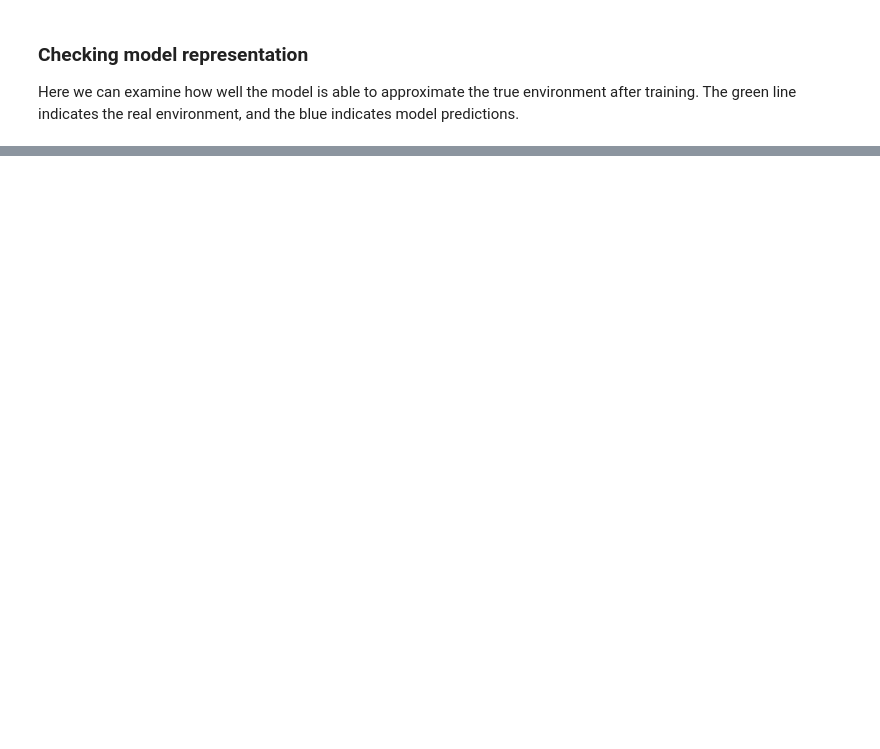
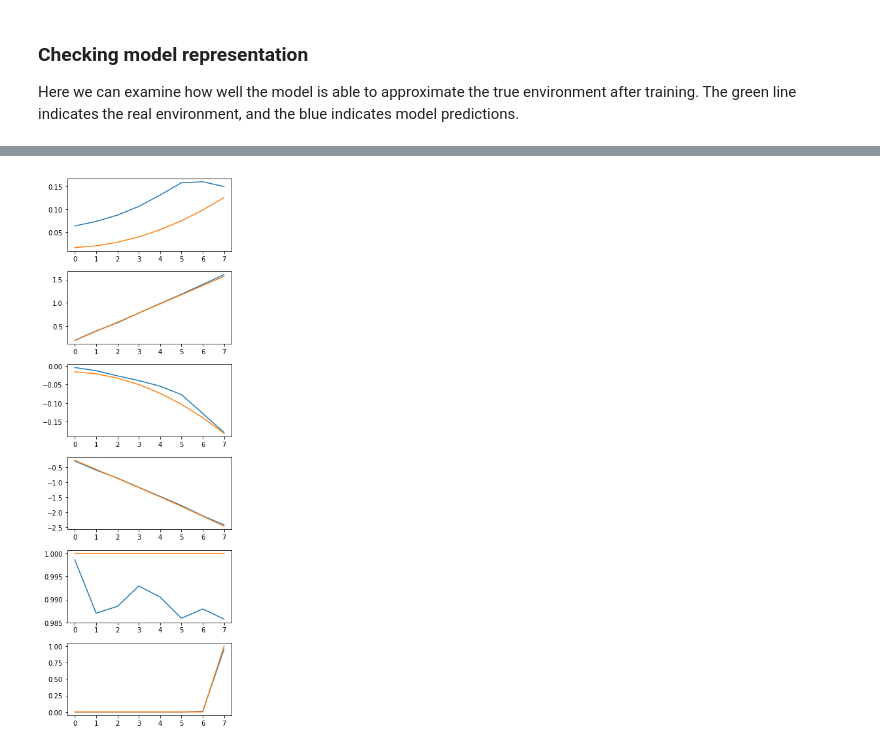
Before and after one commit to mcreng/cs231n, a Jupyter notebook: PA4/Model_Policy_Network.ipynb, the cells around one changed output, grey strips where cells are left out. Cells and saved outputs as stored; diff of their text form; code cells hidden in the pictures; blank space fills up the shorter version.

Commit message:
[PA4] Finished Model Policy Network

```diff
--- a/PA4/Model_Policy_Network.ipynb
+++ b/PA4/Model_Policy_Network.ipynb
@@ -67,7 +67,8 @@ batchGrad = [W1Grad,W2Grad]
 # This sends the weights in the direction of making actions that gave good     #
 # advantage (reward overtime) more likely, and actions that didn't less likely.#
 ################################################################################
-pass
+loglik = tf.log(input_y*(input_y - probability) + (1 - input_y)*(input_y + probability))
+loss = -tf.reduce_mean(loglik * advantages)
 ################################################################################
 #                                 END OF YOUR CODE                             #
 ################################################################################
@@ -146,7 +147,10 @@ def discount_rewards(r):
     # Hint: [r0, r1, r2, ..., r_N] will look someting like:                        #
     #       [(r0 + r1*gamma^1 + ... r_N*gamma^N), (r1 + r2*gamma^1 + ...), ...]    #
     ################################################################################
-    pass
+    rnew = np.copy(r)
+    for i in range(1, len(rnew)):
+        rnew[:len(r)-i] += gamma**i * r[i:]
+    return rnew
     ################################################################################
     #                                 END OF YOUR CODE                             #
     ################################################################################
@@ -236,7 +240,14 @@ with tf.Session() as sess:
                 # TODO: Run the model network and compute predicted_state                      #
                 # Output: 'pState'                                                             #
                 ################################################################################
-                pass
+                feed_dict = {
+                    previous_state: np.hstack([epx[:-1], epy[:-1]]),
+                    true_observation: epx[1:],
+                    true_reward: epr[1:],
+                    true_done: epd[1:]
+                }
+                tState = np.hstack([epx[1:], epr[1:], epd[1:]])
+                _, pState = sess.run([updateModel, predicted_state], feed_dict=feed_dict)
                 ################################################################################
                 #                                 END OF YOUR CODE                             #
                 ################################################################################
@@ -248,7 +259,12 @@ with tf.Session() as sess:
                 # TODO: Run the policy network and compute newGrads                            #
                 # Output: 'tGrad'                                                              #
                 ################################################################################
-                pass
+                # compute the discounted reward backwards through time
+                discounted_epr = discount_rewards(epr)
+                # size the rewards to be unit normal (helps control the gradient estimator variance)
+                discounted_epr -= np.mean(discounted_epr)
+                discounted_epr //= np.std(discounted_epr)
+                tGrad = sess.run(newGrads, feed_dict={observations: epx, input_y: epy, advantages: discounted_epr})
                 ################################################################################
                 #                                 END OF YOUR CODE                             #
                 ################################################################################
@@ -268,7 +284,9 @@ with tf.Session() as sess:
                     # (1) Run the policy network and update gradients                              #
                     # (2) Reset gradBuffer to 0                                                    #
                     ################################################################################
-                    pass
+                    sess.run(updateGrads, feed_dict={W1Grad: gradBuffer[0], W2Grad: gradBuffer[1]})
+                    for idx, _ in enumerate(tGrad):
+                        gradBuffer[idx] = 0
                     ################################################################################
                     #                                 END OF YOUR CODE                             #
                     ################################################################################
@@ -287,7 +305,9 @@ with tf.Session() as sess:
                     # TODO: Alternating between training the policy from the model and training    #
                     # the model from the real environment.                                         #
                     ################################################################################
-                    pass
+                    drawFromModel = not drawFromModel
+                    trainTheModel = not trainTheModel
+                    trainThePolicy = not trainThePolicy
                     ################################################################################
                     #                                 END OF YOUR CODE                             #
                     ################################################################################
@@ -313,8 +351,9 @@ for i in range(6):
     ################################################################################
     # TODO: draw the real environment for comparison                               #
     ################################################################################
-    pass
+    plt.plot(tState[:,i])
     ################################################################################
     #                                 END OF YOUR CODE                             #
     ################################################################################
 plt.tight_layout()
+# %% [output]
@@ -320,0 +362 @@ plt.tight_layout()
+[figure, added]
```
Also changed, not shown: parts of 2 cells of this notebook.
